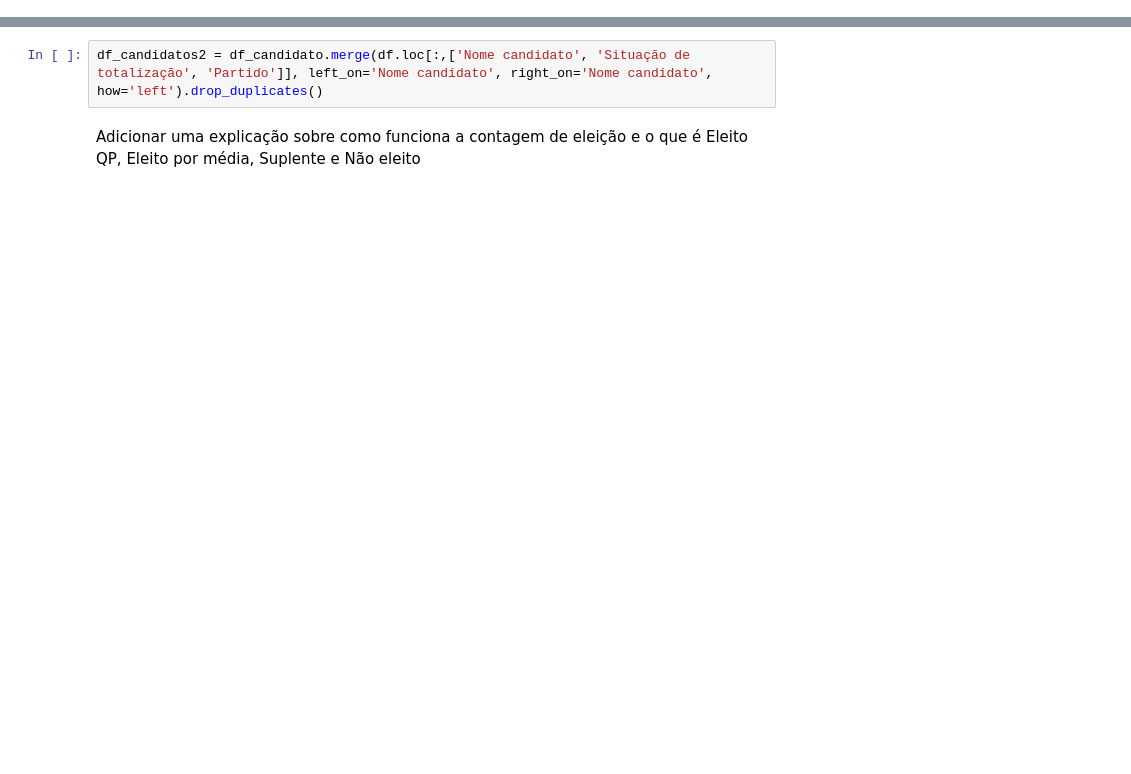
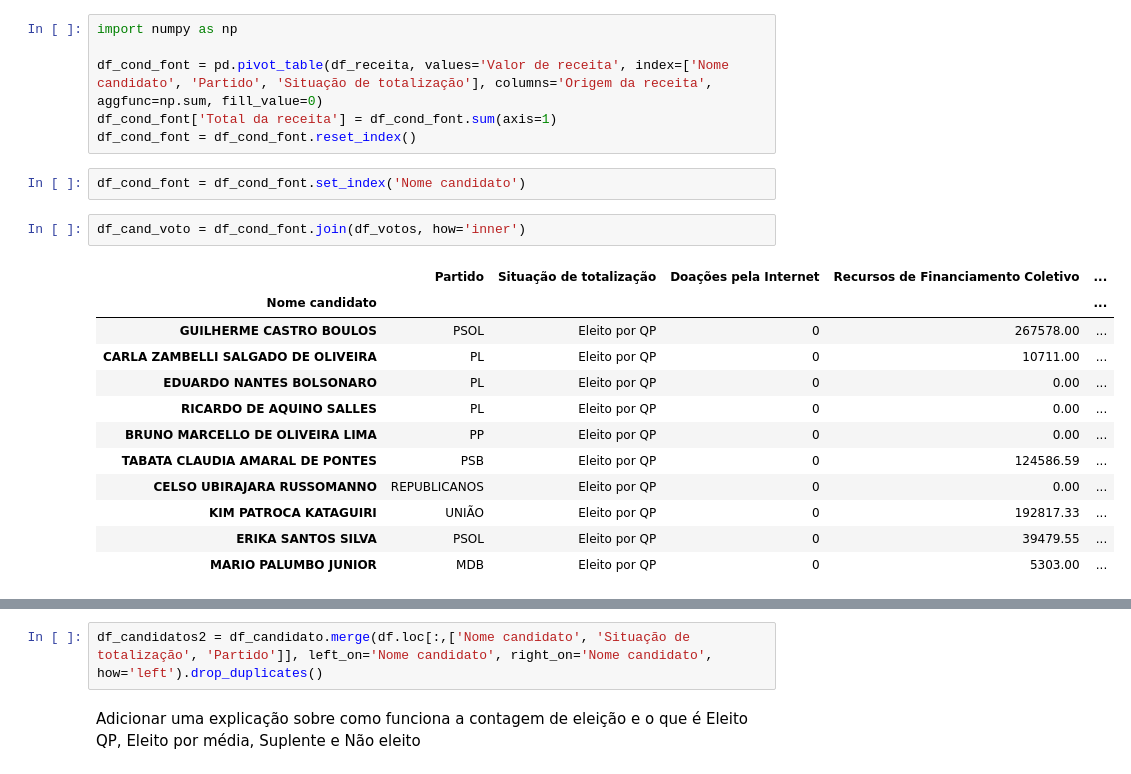
Before and after one commit to tecMTST/tutorial-de-dados, a Jupyter notebook: 99-incompletos/doacoes-eleitorais/analise_doacoes_eleitorais.ipynb, the cells around one changed output, grey strips where cells are left out. Cells and saved outputs as stored; diff of their text form; blank space fills up the shorter version.

```diff
--- a/99-incompletos/doacoes-eleitorais/analise_doacoes_eleitorais.ipynb
+++ b/99-incompletos/doacoes-eleitorais/analise_doacoes_eleitorais.ipynb
@@ -43,0 +22,23 @@ df_candidato = df.groupby('Nome candidato')['Valor de receita'].sum().reset_inde
+# %%
+import numpy as np
+
+df_cond_font = pd.pivot_table(df_receita, values='Valor de receita', index=['Nome candidato', 'Partido', 'Situação de totalização'], columns='Origem da receita', aggfunc=np.sum, fill_value=0)
+df_cond_font['Total da receita'] = df_cond_font.sum(axis=1)
+df_cond_font = df_cond_font.reset_index()
+# %%
+df_cond_font = df_cond_font.set_index('Nome candidato')
+# %%
+df_cand_voto = df_cond_font.join(df_votos, how='inner')
+# %% [output]
+|  | Partido | Situação de totalização | Doações pela Internet | Recursos de Financiamento Coletivo | ... |
+| Nome candidato |  |  |  |  | ... |
+| GUILHERME CASTRO BOULOS | PSOL | Eleito por QP | 0 | 267578.00 | ... |
+| CARLA ZAMBELLI SALGADO DE OLIVEIRA | PL | Eleito por QP | 0 | 10711.00 | ... |
+| EDUARDO NANTES BOLSONARO | PL | Eleito por QP | 0 | 0.00 | ... |
+| RICARDO DE AQUINO SALLES | PL | Eleito por QP | 0 | 0.00 | ... |
+| BRUNO MARCELLO DE OLIVEIRA LIMA | PP | Eleito por QP | 0 | 0.00 | ... |
+| TABATA CLAUDIA AMARAL DE PONTES | PSB | Eleito por QP | 0 | 124586.59 | ... |
+| CELSO UBIRAJARA RUSSOMANNO | REPUBLICANOS | Eleito por QP | 0 | 0.00 | ... |
+| KIM PATROCA KATAGUIRI | UNIÃO | Eleito por QP | 0 | 192817.33 | ... |
+| ERIKA SANTOS SILVA | PSOL | Eleito por QP | 0 | 39479.55 | ... |
+| MARIO PALUMBO JUNIOR | MDB | Eleito por QP | 0 | 5303.00 | ... |
```
Also changed, not shown: parts of 14 cells of this notebook, 2 other files.
